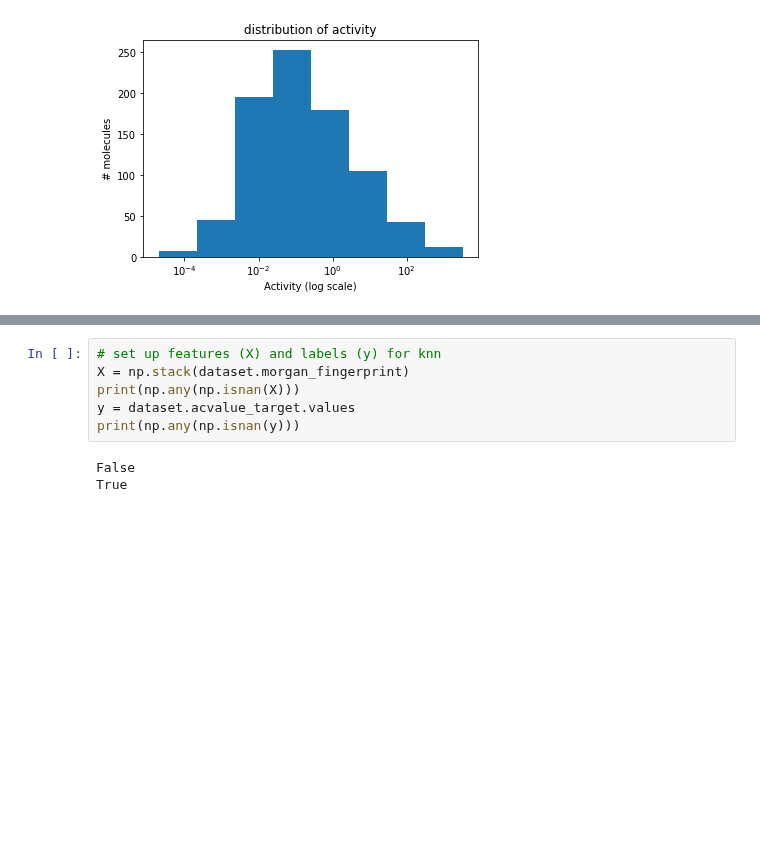
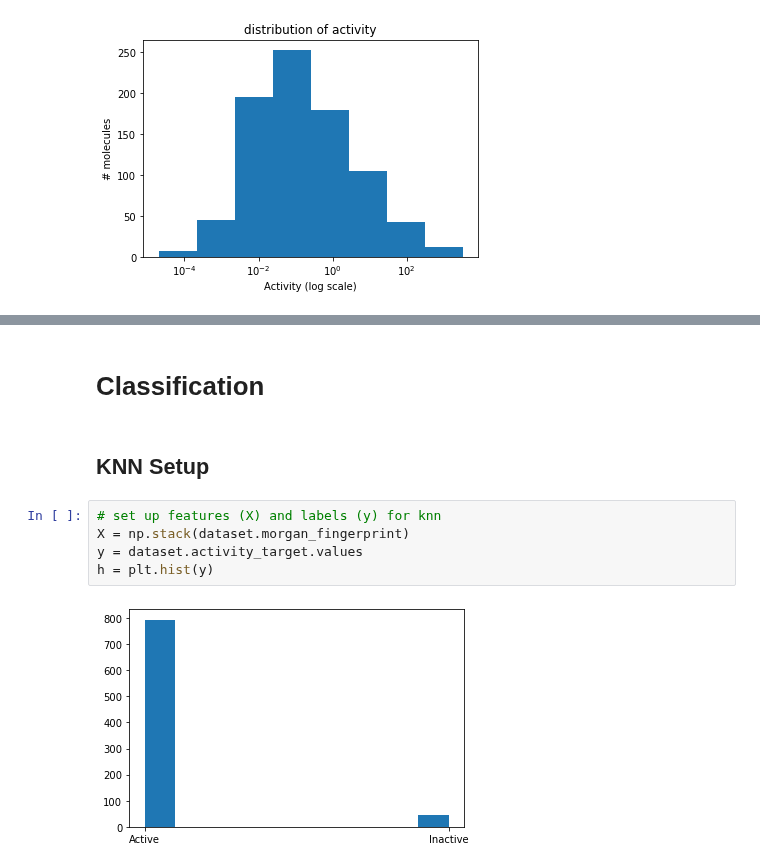
Before and after one commit to srensi/tmprss2, a Jupyter notebook: notebooks/knn.ipynb, the cells around one changed output, grey strips where cells are left out. Saved outputs shown, nothing was run; the diff lists cells and outputs as text; blank space fills up the shorter version.

Commit message:
first classification results seem promising

```diff
--- a/notebooks/knn.ipynb
+++ b/notebooks/knn.ipynb
@@ -29,9 +48,11 @@ plt.show()
+# %% [markdown]
+# Classification
+# %% [markdown]
+## KNN Setup
 # %%
 # set up features (X) and labels (y) for knn
 X = np.stack(dataset.morgan_fingerprint)
-print(np.any(np.isnan(X)))
-y = dataset.acvalue_target.values
-print(np.any(np.isnan(y)))
+y = dataset.activity_target.values
+h = plt.hist(y)
 # %% [output]
-False
-True
+[figure, added]
```
Also changed, not shown: parts of 19 cells of this notebook.
